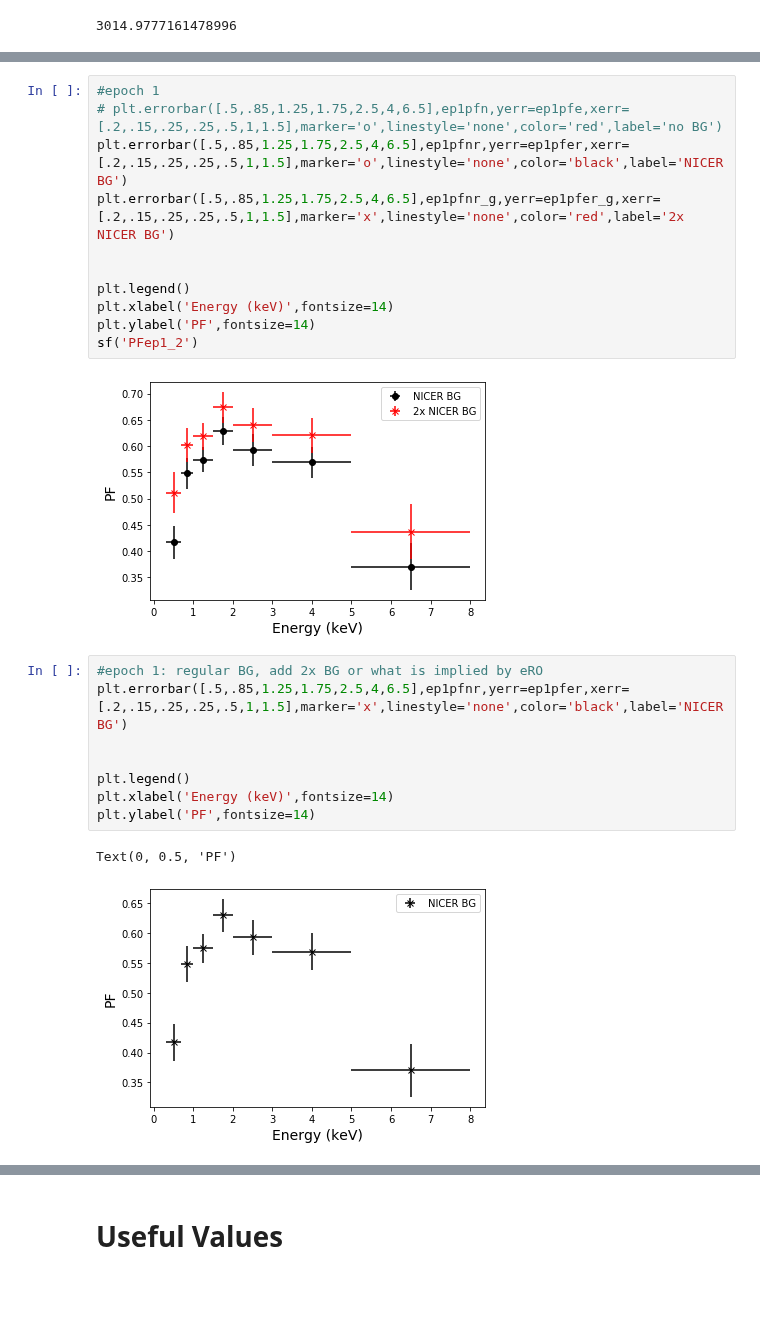
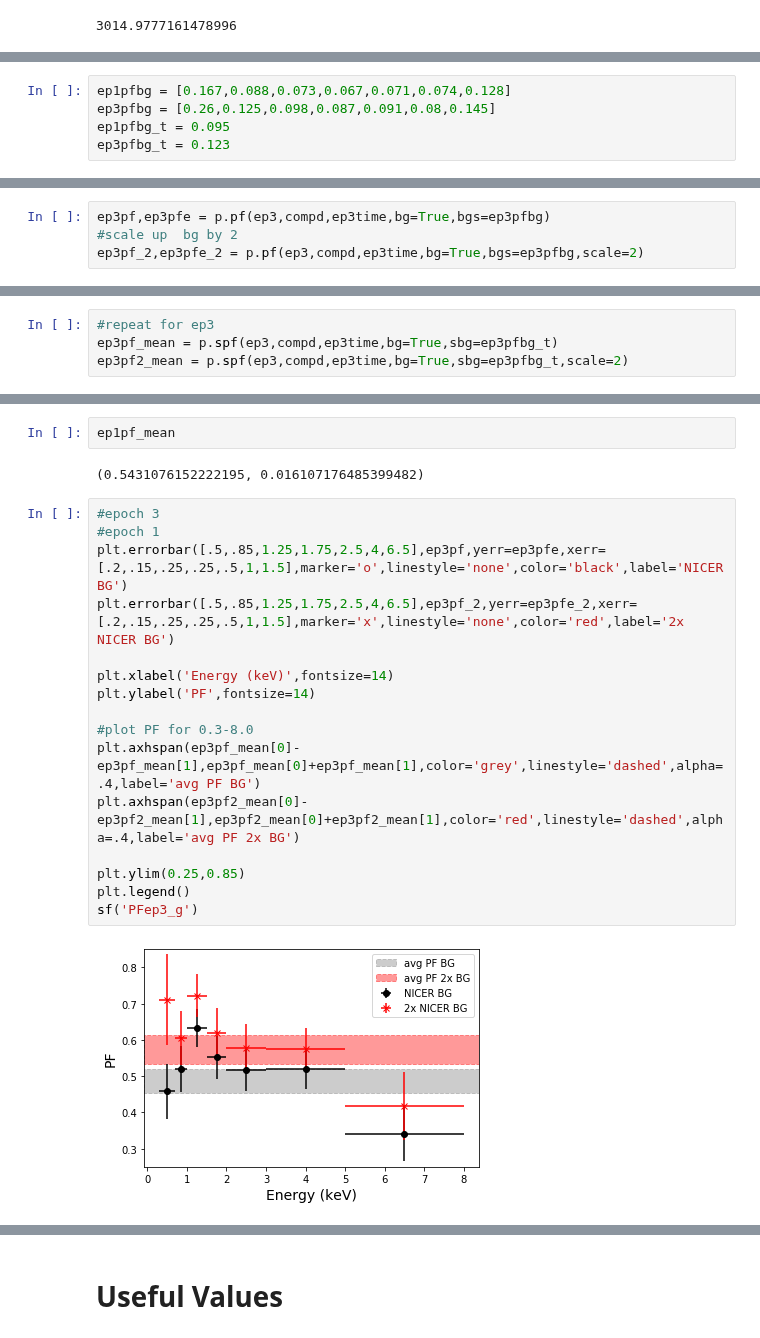
Before and after one commit to lenatreiber/LXP69.5, a Jupyter notebook: newNICER_LXP.ipynb, the cells around one changed output, grey strips where cells are left out. Drawn from its saved outputs; the diff is of its cells as text; blank space fills up the shorter version.

```diff
--- a/newNICER_LXP.ipynb
+++ b/newNICER_LXP.ipynb
@@ -596,0 +335,5 @@ ep3pfnr_g
+# %%
+ep1pfbg = [0.167,0.088,0.073,0.067,0.071,0.074,0.128]
+ep3pfbg = [0.26,0.125,0.098,0.087,0.091,0.08,0.145]
+ep1pfbg_t = 0.095
+ep3pfbg_t = 0.123
@@ -596,0 +345,4 @@ ep3pfnr_g
+# %%
+ep3pf,ep3pfe = p.pf(ep3,compd,ep3time,bg=True,bgs=ep3pfbg)
+#scale up  bg by 2
+ep3pf_2,ep3pfe_2 = p.pf(ep3,compd,ep3time,bg=True,bgs=ep3pfbg,scale=2)
@@ -596,0 +366,4 @@ ep3pfnr_g
+# %%
+#repeat for ep3
+ep3pf_mean = p.spf(ep3,compd,ep3time,bg=True,sbg=ep3pfbg_t)
+ep3pf2_mean = p.spf(ep3,compd,ep3time,bg=True,sbg=ep3pfbg_t,scale=2)
@@ -597,24 +388,22 @@ ep3pfnr_g
+# %%
+ep1pf_mean
+# %% [output]
+(0.5431076152222195, 0.016107176485399482)
 # %%
+#epoch 3
 #epoch 1
-# plt.errorbar([.5,.85,1.25,1.75,2.5,4,6.5],ep1pfn,yerr=ep1pfe,xerr=[.2,.15,.25,.25,.5,1,1.5],marker='o',linestyle='none',color='red',label='no BG')
-plt.errorbar([.5,.85,1.25,1.75,2.5,4,6.5],ep1pfnr,yerr=ep1pfer,xerr=[.2,.15,.25,.25,.5,1,1.5],marker='o',linestyle='none',color='black',label='NICER BG')
-plt.errorbar([.5,.85,1.25,1.75,2.5,4,6.5],ep1pfnr_g,yerr=ep1pfer_g,xerr=[.2,.15,.25,.25,.5,1,1.5],marker='x',linestyle='none',color='red',label='2x NICER BG')
+plt.errorbar([.5,.85,1.25,1.75,2.5,4,6.5],ep3pf,yerr=ep3pfe,xerr=[.2,.15,.25,.25,.5,1,1.5],marker='o',linestyle='none',color='black',label='NICER BG')
+plt.errorbar([.5,.85,1.25,1.75,2.5,4,6.5],ep3pf_2,yerr=ep3pfe_2,xerr=[.2,.15,.25,.25,.5,1,1.5],marker='x',linestyle='none',color='red',label='2x NICER BG')
 
-
-plt.legend()
 plt.xlabel('Energy (keV)',fontsize=14)
 plt.ylabel('PF',fontsize=14)
-sf('PFep1_2')
+
+#plot PF for 0.3-8.0
+plt.axhspan(ep3pf_mean[0]-ep3pf_mean[1],ep3pf_mean[0]+ep3pf_mean[1],color='grey',linestyle='dashed',alpha=.4,label='avg PF BG')
+plt.axhspan(ep3pf2_mean[0]-ep3pf2_mean[1],ep3pf2_mean[0]+ep3pf2_mean[1],color='red',linestyle='dashed',alpha=.4,label='avg PF 2x BG')
+
+plt.ylim(0.25,0.85)
+plt.legend()
+sf('PFep3_g')
 # %% [output]
-[figure, old version]
+[figure, new version]
-# %%
-#epoch 1: regular BG, add 2x BG or what is implied by eRO
-plt.errorbar([.5,.85,1.25,1.75,2.5,4,6.5],ep1pfnr,yerr=ep1pfer,xerr=[.2,.15,.25,.25,.5,1,1.5],marker='x',linestyle='none',color='black',label='NICER BG')
-
-
-plt.legend()
-plt.xlabel('Energy (keV)',fontsize=14)
-plt.ylabel('PF',fontsize=14)
-# %% [output]
-Text(0, 0.5, 'PF')
-[figure, removed]
```
Also changed, not shown: parts of 35 cells of this notebook, 1 other file.
